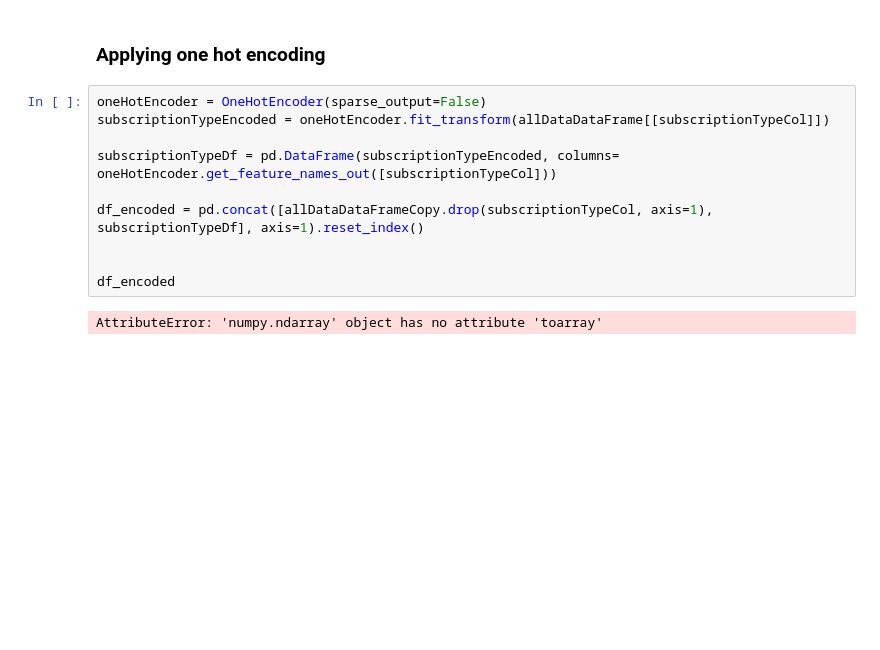
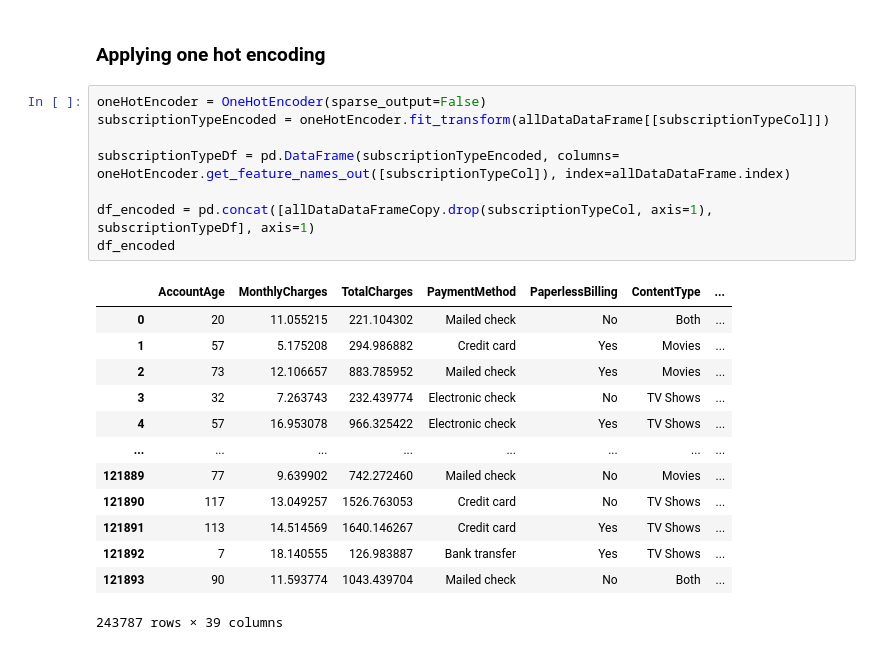
Before and after one commit to ochamodev/SL_Lab2_19001395_V, a Jupyter notebook: sl_lab2_19001395_V.ipynb, the cells around one changed output. Cells and saved outputs as stored; diff of their text form; blank space fills up the shorter version.

```diff
--- a/sl_lab2_19001395_V.ipynb
+++ b/sl_lab2_19001395_V.ipynb
@@ -254,12 +266,22 @@ for ax, col in zip(axes, plotDf.columns):
 # %%
 oneHotEncoder = OneHotEncoder(sparse_output=False)
 subscriptionTypeEncoded = oneHotEncoder.fit_transform(allDataDataFrame[[subscriptionTypeCol]])
 
-subscriptionTypeDf = pd.DataFrame(subscriptionTypeEncoded, columns= oneHotEncoder.get_feature_names_out([subscriptionTypeCol]))
+subscriptionTypeDf = pd.DataFrame(subscriptionTypeEncoded, columns= oneHotEncoder.get_feature_names_out([subscriptionTypeCol]), index=allDataDataFrame.index)
 
-df_encoded = pd.concat([allDataDataFrameCopy.drop(subscriptionTypeCol, axis=1), subscriptionTypeDf], axis=1).reset_index()
-
-
+df_encoded = pd.concat([allDataDataFrameCopy.drop(subscriptionTypeCol, axis=1), subscriptionTypeDf], axis=1)
 df_encoded
 # %% [output]
+|  | AccountAge | MonthlyCharges | TotalCharges | PaymentMethod | PaperlessBilling | ContentType | ... |
+| 0 | 20 | 11.055215 | 221.104302 | Mailed check | No | Both | ... |
+| 1 | 57 | 5.175208 | 294.986882 | Credit card | Yes | Movies | ... |
+| 2 | 73 | 12.106657 | 883.785952 | Mailed check | Yes | Movies | ... |
+| 3 | 32 | 7.263743 | 232.439774 | Electronic check | No | TV Shows | ... |
+| 4 | 57 | 16.953078 | 966.325422 | Electronic check | Yes | TV Shows | ... |
+| ... | ... | ... | ... | ... | ... | ... | ... |
+| 121889 | 77 | 9.639902 | 742.272460 | Mailed check | No | Movies | ... |
+| 121890 | 117 | 13.049257 | 1526.763053 | Credit card | No | TV Shows | ... |
+| 121891 | 113 | 14.514569 | 1640.146267 | Credit card | Yes | TV Shows | ... |
+| 121892 | 7 | 18.140555 | 126.983887 | Bank transfer | Yes | TV Shows | ... |
+| 121893 | 90 | 11.593774 | 1043.439704 | Mailed check | No | Both | ... |
-AttributeError: 'numpy.ndarray' object has no attribute 'toarray'
+243787 rows × 39 columns
```
Also changed, not shown: parts of 1 cell of this notebook.
